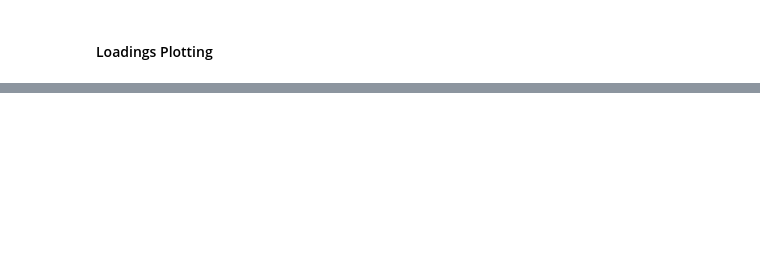
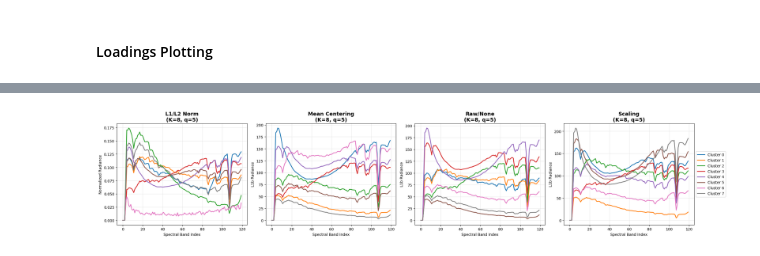
Before and after one commit to TrygveTafjord/MFA_testing, a Jupyter notebook: 04_preprocessing_testing.ipynb, the cells around one changed output, grey strips where cells are left out. Drawn from its saved outputs; the diff is of its cells as text; code cells hidden in the pictures; blank space fills up the shorter version.

Commit message:
done some major rework, found the best preprocessor!

```diff
--- a/04_preprocessing_testing.ipynb
+++ b/04_preprocessing_testing.ipynb
@@ -449,7 +456,7 @@ test_data = torch.from_numpy(test_data_list).float().to(device)
 # %%
 with torch.no_grad():
     # Flatten Data to 2D
-    X_raw = torch.tensor(test_data, dtype=torch.float32, device=device)
+    X_raw = test_data.clone().detach().to(dtype=torch.float32, device=device)
     if X_raw.ndim == 3:
         X_raw = X_raw.reshape(-1, X_raw.shape[-1])
 
@@ -489,18 +496,17 @@ with torch.no_grad():
     sam_mfa = calculate_sam(X_raw, X_rec_mfa_physical)
 
     print("=== MFA Reconstruction Benchmark ===")
-    print(f"MFA (K={mfa_model.K}, q={q_optimal}): RMSE = {rmse_mfa.item():.4f}, SAM = {sam_mfa.item():.4f}")
+    print(f"MFA (K={mfa_model.K}, q={q_optimal}): RMSE = {rmse_mfa:.4f}, SAM = {sam_mfa:.4f}")
 
     # Clear variables to free memory for PCA benchmark
-    del X, X_rec_mfa_shape, X_rec_mfa_physical, pixel_norms
+    del X_rec_mfa_shape, X_rec_mfa_physical
+
 
     # PCA Benchmarks
-    Z_pca = torch.matmul(X - pca_state['mean'], pca_state['components'])
+    Z_pca = torch.matmul(X_raw - pca_state['mean'], pca_state['components'])
     X_rec_pca_shape = torch.matmul(Z_pca, pca_state['components'].T) + pca_state['mean']
     rmse_pca = calculate_rmse(X_raw, X_rec_pca_shape)
     sam_pca = calculate_sam(X_raw, X_rec_pca_shape)
 
     print("=== PCA Reconstruction Benchmark ===")
-    print(f"PCA (q={q_optimal}): RMSE = {rmse_pca.item():.4f}, SAM = {sam_pca.item():.4f}")
-
-    del X_raw, Z_pca, X_rec_pca_shape, test_data, test_data_list
+    print(f"PCA (q={q_optimal}): RMSE = {rmse_pca:.4f}, SAM = {sam_pca:.4f}")
@@ -543,13 +557,13 @@ for i in range(num_test_files):
         case PreprocessingMethod.MEAN_CENTERING:
             processed_image = data_2d_full_tensor - mfa_state['preprocessing']['mean']
         case PreprocessingMethod.SCALING:
-            processed_image = data_2d_full_tensor / mfa_state['preprocessing']['data_max'] - mfa_state['preprocessing']['mean']
+            processed_image = data_2d_full_tensor / mfa_state['preprocessing']['data_max']
         case PreprocessingMethod.L2:
             norms = torch.norm(data_2d_full_tensor, p=2, dim=1, keepdim=True)
             epsilon = 1e-8
-            processed_image = (data_2d_full_tensor / (norms + epsilon)) - mfa_state['preprocessing']['mean']
+            processed_image = (data_2d_full_tensor / (norms + epsilon))
         case PreprocessingMethod.NONE:
-            processed_image = data_2d_full_tensor.float() - mfa_state['preprocessing']['mean']
+            processed_image = data_2d_full_tensor.float()
 
     # Run Inference to get NEW cluster_ids for this specific image
     with torch.no_grad():
@@ -627,0 +794,79 @@ plt.show()
+# %%
+# 1. Fetch all model files in the comparison folder
+model_dir = "models/preprocessing_comparison/"
+model_files = sorted(glob.glob(os.path.join(model_dir, "*.pt")))
+num_models = len(model_files)
+
+print(f"Found {num_models} models in '{model_dir}'")
+
+# Create the figure grid: 1 row, w columns (num_models)
+# We use a 1D grid since we are just comparing line plots
+fig, axes = plt.subplots(1, num_models, figsize=(num_models * 6, 5))
+
+# Ensure axes is iterable even if there is only 1 model
+if num_models == 1:
+    axes = [axes]
+
+# Grab the discrete 'tab10' colormap directly
+cmap = plt.get_cmap('tab10')
+
+# 2. Iterate through loaded models and plot signatures side-by-side
+for j, model_file in enumerate(model_files):
+    mfa_state = torch.load(model_file, map_location=device)
+
+    # Extract params
+    K = mfa_state['hyperparameters']['n_components']
+    q = mfa_state['hyperparameters']['n_factors']
+    n_features = mfa_state['hyperparameters']['n_features']
+
+    # Initialize Model
+    mfa_model = MFA(n_components=K, n_features=n_features, n_factors=q, device=device)
+    mfa_model.load_state_dict(mfa_state['model_state_dict'])
+    mfa_model.eval()
+
+    # Extract learned means
+    with torch.no_grad():
+        learned_means = mfa_model.mu.cpu().numpy()
+
+    filename = os.path.basename(model_file)
+
+    # De-process the signatures based on filename string
+    if "MeanCentering" in filename:
+        title = f"Mean Centering\n(K={K}, q={q})"
+        physical_means = learned_means + mfa_state['preprocessing']['mean'].cpu().numpy()
+        ylabel = "L1b Radiance"
+
+    elif "Scaling" in filename:
+        title = f"Scaling\n(K={K}, q={q})"
+        # Since training scaled via X = data / max, we simply multiply by max
+        physical_means = learned_means * mfa_state['preprocessing']['data_max'].cpu().numpy()
+        ylabel = "L1b Radiance"
+
+    elif "L2" in filename:
+        title = f"L1/L2 Norm\n(K={K}, q={q})"
+        # L2 is learned on a unit hypersphere. We plot the normalized shapes.
+        physical_means = learned_means
+        ylabel = "Normalized Radiance"
+
+    else: # "None" or raw
+        title = f"Raw/None\n(K={K}, q={q})"
+        physical_means = learned_means
+        ylabel = "L1b Radiance"
+
+    # Plot each cluster's mean spectral signature
+    ax = axes[j]
+    for k in range(K):
+        ax.plot(physical_means[k], label=f'Cluster {k}', color=cmap.colors[k], linewidth=2)
+
+    ax.set_title(title, fontweight='bold', fontsize=14)
+    ax.set_xlabel("Spectral Band Index")
+    ax.set_ylabel(ylabel)
+    ax.grid(True, alpha=0.3)
+
+    # Only show legend on the right-most plot to avoid clutter
+    if j == num_models - 1:
+        ax.legend(loc='center left', bbox_to_anchor=(1, 0.5))
+
+plt.tight_layout()
+plt.show()
+# %% [output]
@@ -627,0 +874 @@ plt.show()
+[figure, added]
```
Also changed, not shown: parts of 13 cells of this notebook, 23 other files.
